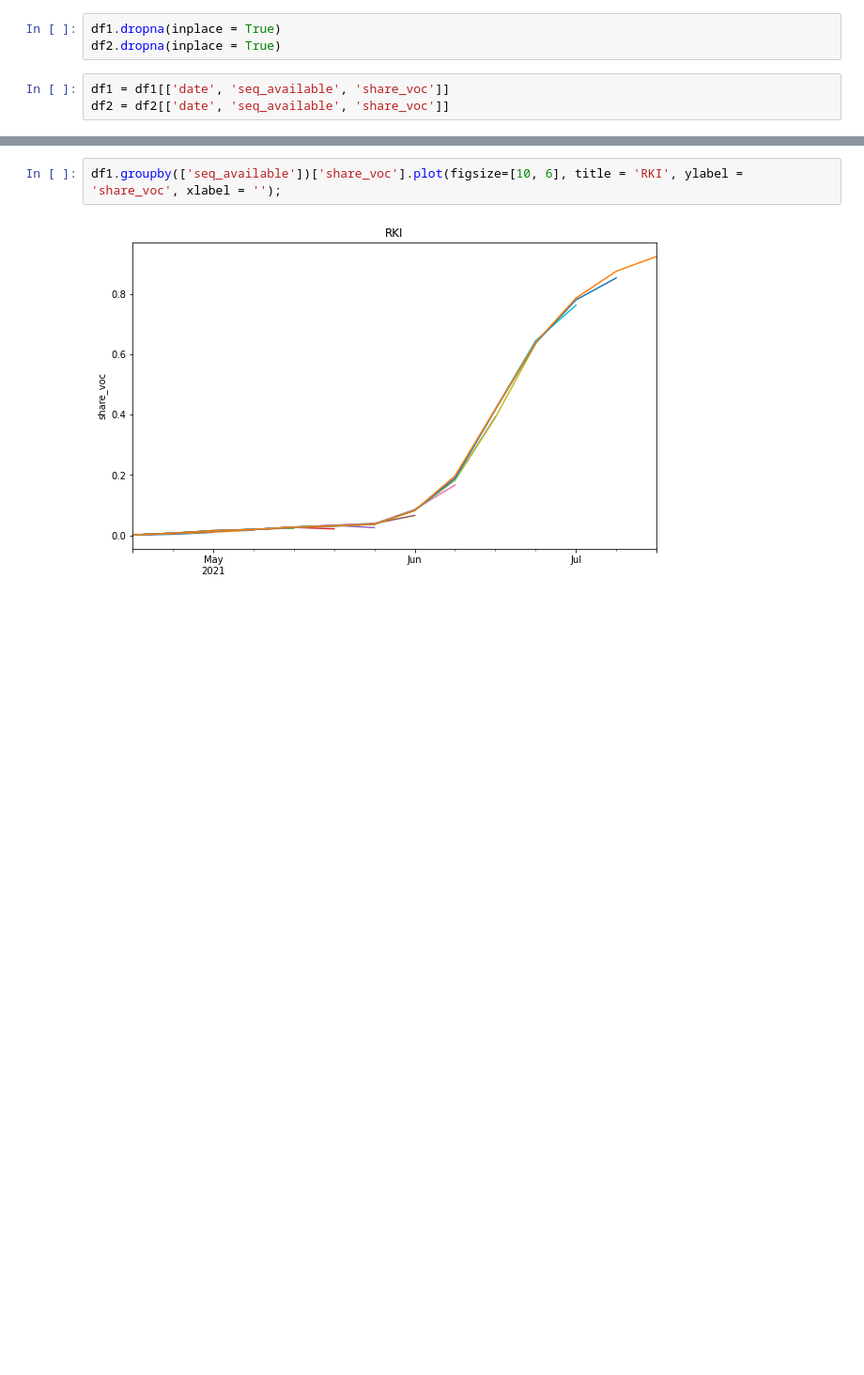
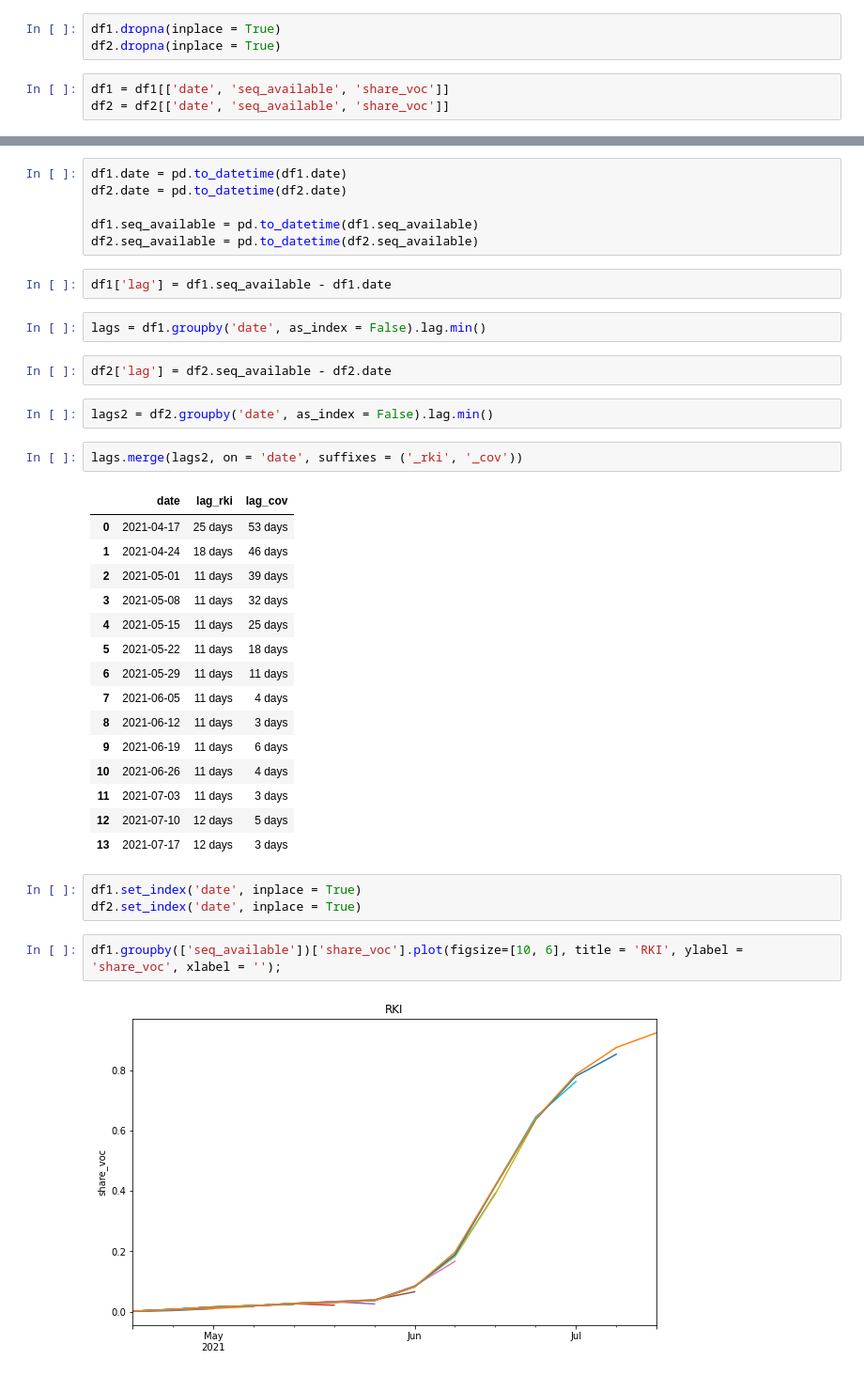
Before and after one commit to dwolffram/covid19-variants, a Jupyter notebook: code/compare_data_sources.ipynb, the cells around one changed output, grey strips where cells are left out. Shown at 94% size. Drawn from its saved outputs; the diff is of its cells as text; blank space fills up the shorter version.

```diff
--- a/code/compare_data_sources.ipynb
+++ b/code/compare_data_sources.ipynb
@@ -22,3 +16,38 @@ df2.set_index('date', inplace = True)
+# %%
+df1.date = pd.to_datetime(df1.date)
+df2.date = pd.to_datetime(df2.date)
+
+df1.seq_available = pd.to_datetime(df1.seq_available)
+df2.seq_available = pd.to_datetime(df2.seq_available)
+# %%
+df1['lag'] = df1.seq_available - df1.date
+# %%
+lags = df1.groupby('date', as_index = False).lag.min()
+# %%
+df2['lag'] = df2.seq_available - df2.date
+# %%
+lags2 = df2.groupby('date', as_index = False).lag.min()
+# %%
+lags.merge(lags2, on = 'date', suffixes = ('_rki', '_cov'))
+# %% [output]
+|  | date | lag_rki | lag_cov |
+| 0 | 2021-04-17 | 25 days | 53 days |
+| 1 | 2021-04-24 | 18 days | 46 days |
+| 2 | 2021-05-01 | 11 days | 39 days |
+| 3 | 2021-05-08 | 11 days | 32 days |
+| 4 | 2021-05-15 | 11 days | 25 days |
+| 5 | 2021-05-22 | 11 days | 18 days |
+| 6 | 2021-05-29 | 11 days | 11 days |
+| 7 | 2021-06-05 | 11 days | 4 days |
+| 8 | 2021-06-12 | 11 days | 3 days |
+| 9 | 2021-06-19 | 11 days | 6 days |
+| 10 | 2021-06-26 | 11 days | 4 days |
+| 11 | 2021-07-03 | 11 days | 3 days |
+| 12 | 2021-07-10 | 12 days | 5 days |
+| 13 | 2021-07-17 | 12 days | 3 days |
+# %%
+df1.set_index('date', inplace = True)
+df2.set_index('date', inplace = True)
 # %%
 df1.groupby(['seq_available'])['share_voc'].plot(figsize=[10, 6], title = 'RKI', ylabel = 'share_voc', xlabel = '');
 # %% [output]
```
Also changed, not shown: parts of 10 cells of this notebook.
